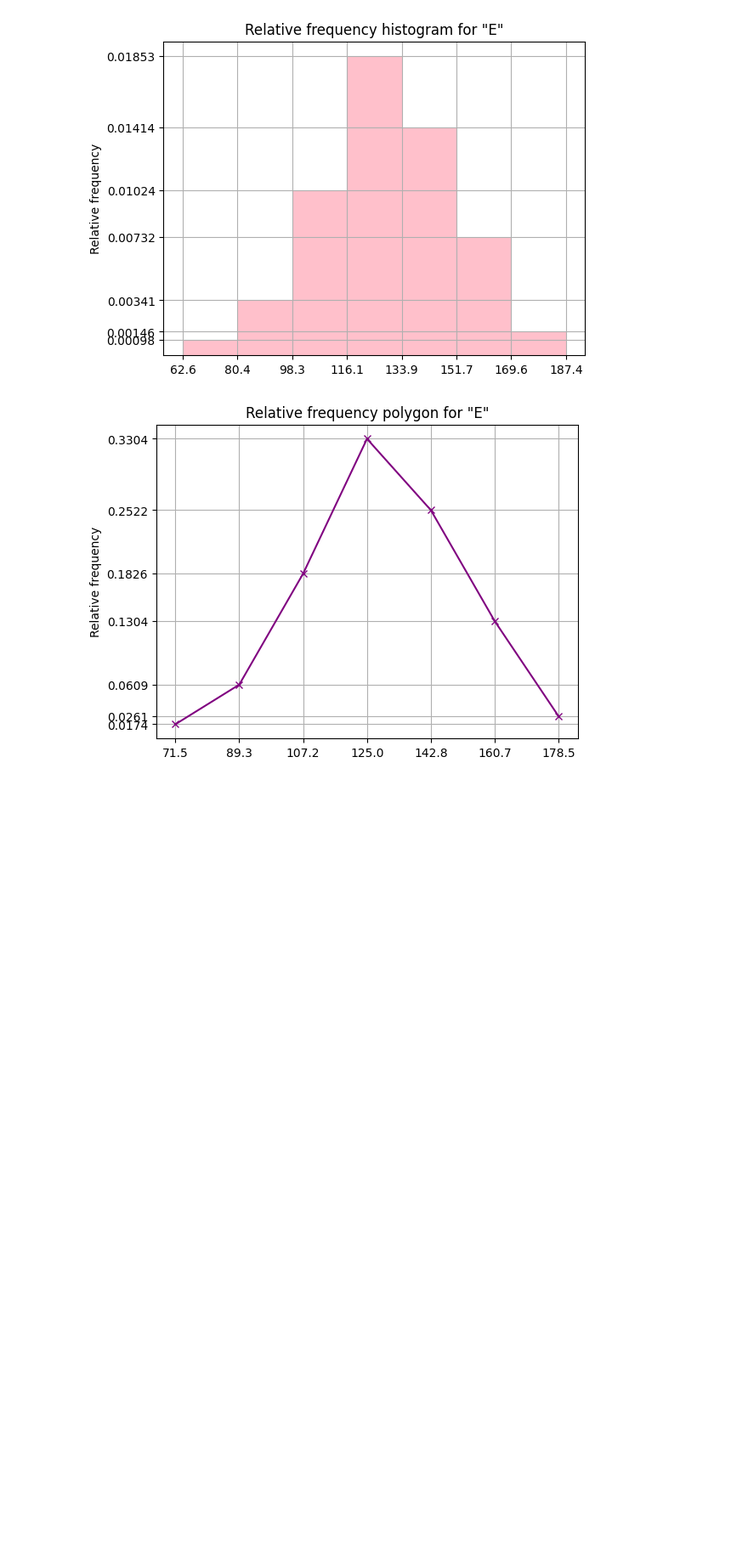
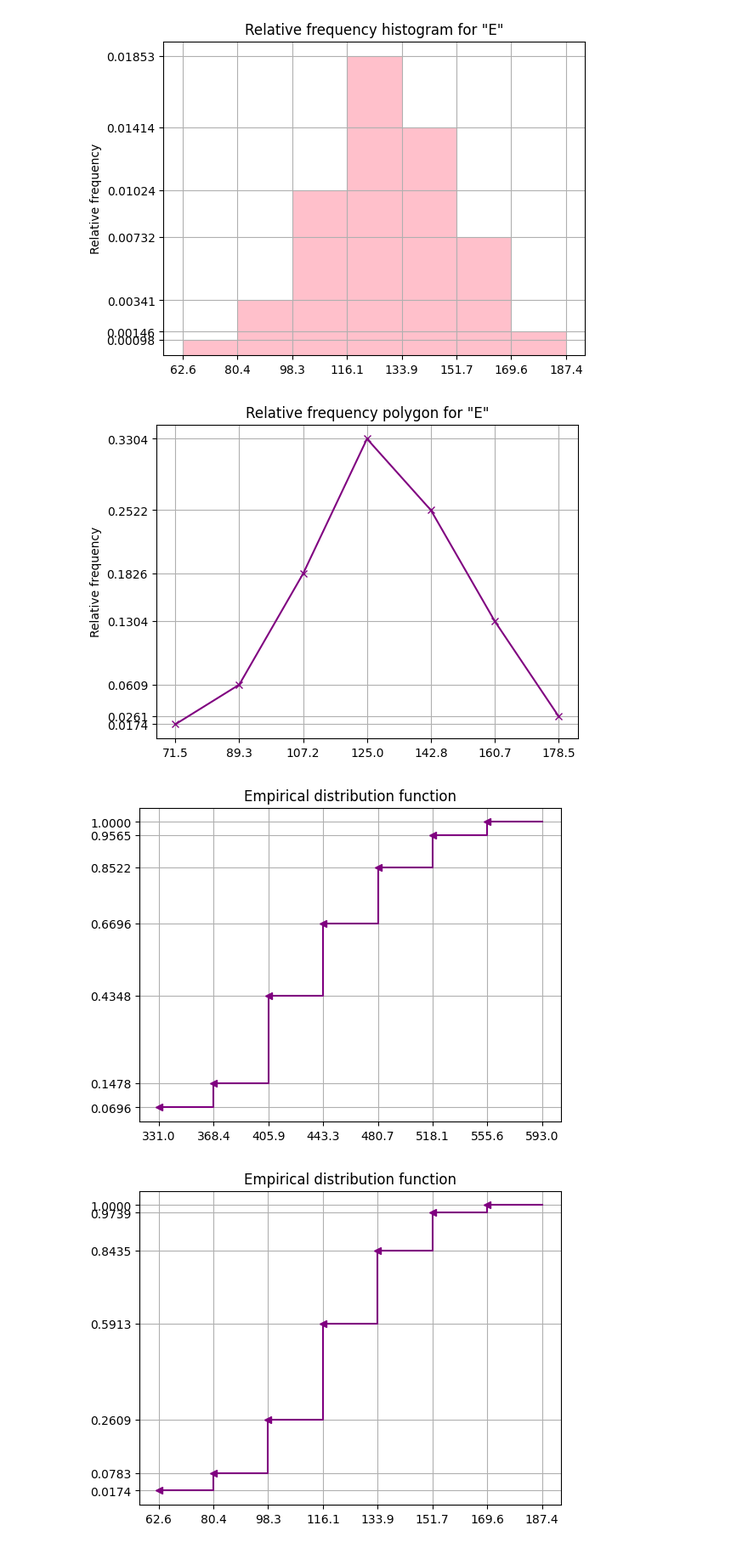
Before and after one commit to OlgaKochneva/etu_statistical_analysis, a Jupyter notebook: stat_series_alignment.ipynb, the cells around one changed output. Shown at 85% size. Saved outputs shown, nothing was run; the diff lists cells and outputs as text; code cells hidden in the pictures; blank space fills up the shorter version.

Commit message:
add ECDF

```diff
--- a/stat_series_alignment.ipynb
+++ b/stat_series_alignment.ipynb
@@ -128,3 +128,39 @@ Intervals medians E:  [ 71.51  89.34 107.17 125.   142.83 160.66 178.49]
 [figure]
 [figure]
 [figure]
+# %%
+# Empirical function graph
+def empirical_plot(frequency, ranked_series, edges, interval_width):
+    """Plots empirical cumulative function -ECDF.
+
+    NOTE: It's possible to use the builtin function "hist" from matplotlib,
+    but it will look like histogram - not a polygon
+    """
+    series_size = ranked_series.size
+    x_values = edges[1:]
+    y_values = np.cumsum(frequency / series_size)
+
+    # simple duplicate values for correct polygon-representation
+    x = np.column_stack((x_values - interval_width, x_values))
+    y = np.column_stack((y_values, y_values))
+
+    # flattering N-dimensional array to 1-dimensional
+    x = x.reshape(-1)
+    y = y.reshape(-1)
+
+    plt.title('Empirical distribution function')
+    plt.grid(True)
+    plt.xticks(edges)
+    plt.yticks(y_values)
+    plt.plot(x, y, color='purple')
+
+    # add arrow markers
+    plt.plot(x_values - interval_width, y_values, '<', color='purple')
+    plt.show()
+
+# Эмпирическая функция распределения v
+empirical_plot(freq_v, ranked_v, edges_v, interval_width_v)
+empirical_plot(freq_E, ranked_E, edges_E, interval_width_E)
+# %% [output]
+[figure, added]
+[figure, added]
```
